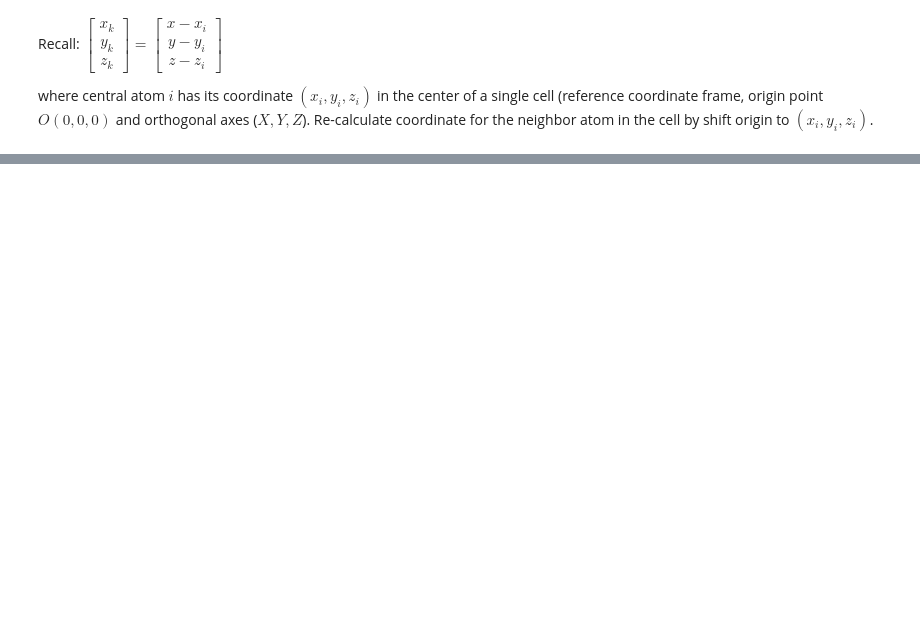
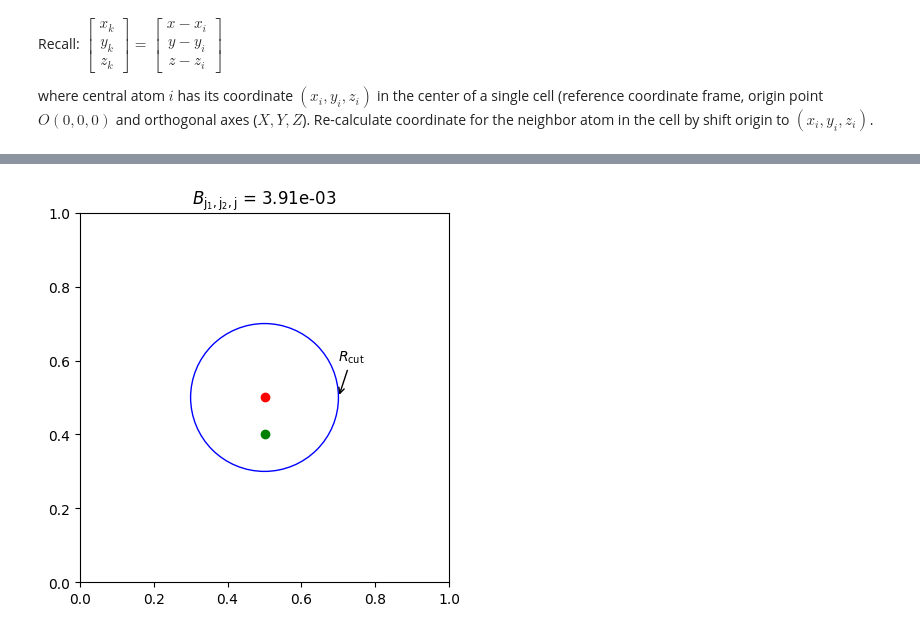
Before and after one commit to dtht2d/bispectrum_component, a Jupyter notebook: bispectrum/example/study_cases_example_SO4_calc.ipynb, the cells around one changed output, grey strips where cells are left out. Cells and saved outputs as stored; diff of their text form; code cells hidden in the pictures; blank space fills up the shorter version.

```diff
--- a/bispectrum/example/study_cases_example_SO4_calc.ipynb
+++ b/bispectrum/example/study_cases_example_SO4_calc.ipynb
@@ -481,9 +465,11 @@ time: 53 ms (started: 2023-07-05 19:52:40 +00:00)
 # %%
-import numpy as np
-import matplotlib.pyplot as plt
 cell_length = 1 #unit ratio
 R_cut = 0.2
 center_atom = [0.5, 0.5, 0.5]
-neighbor_atoms = [(0.5,0.6, 0.5)]
-plot_atoms(center_atom, neighbor_atoms, R_cut, cell_length)
+neighbor_atoms = [(0.5,0.4,0.5)]
+data_3 = params(center_atom, neighbor_atoms, R_cut)
+#Test bispectrum calculation
+B_3= Bispectrum(j=5/2, j1=3/2, j2=2/2, params=data_3)
+B_data_3 = B_3.evaluate(j=5/2, j1=3/2, j2=2/2, params=data_3)
+print(B_data_3)
 # %% [output]
@@ -497,0 +478,4 @@ time: 10 ms (started: 2023-07-05 19:54:19 +00:00)
+# %%
+plot_atoms(center_atom, neighbor_atoms, R_cut, cell_length, B= B_data_3)
+# %% [output]
+[figure, added]
```
Also changed, not shown: parts of 23 cells of this notebook.
